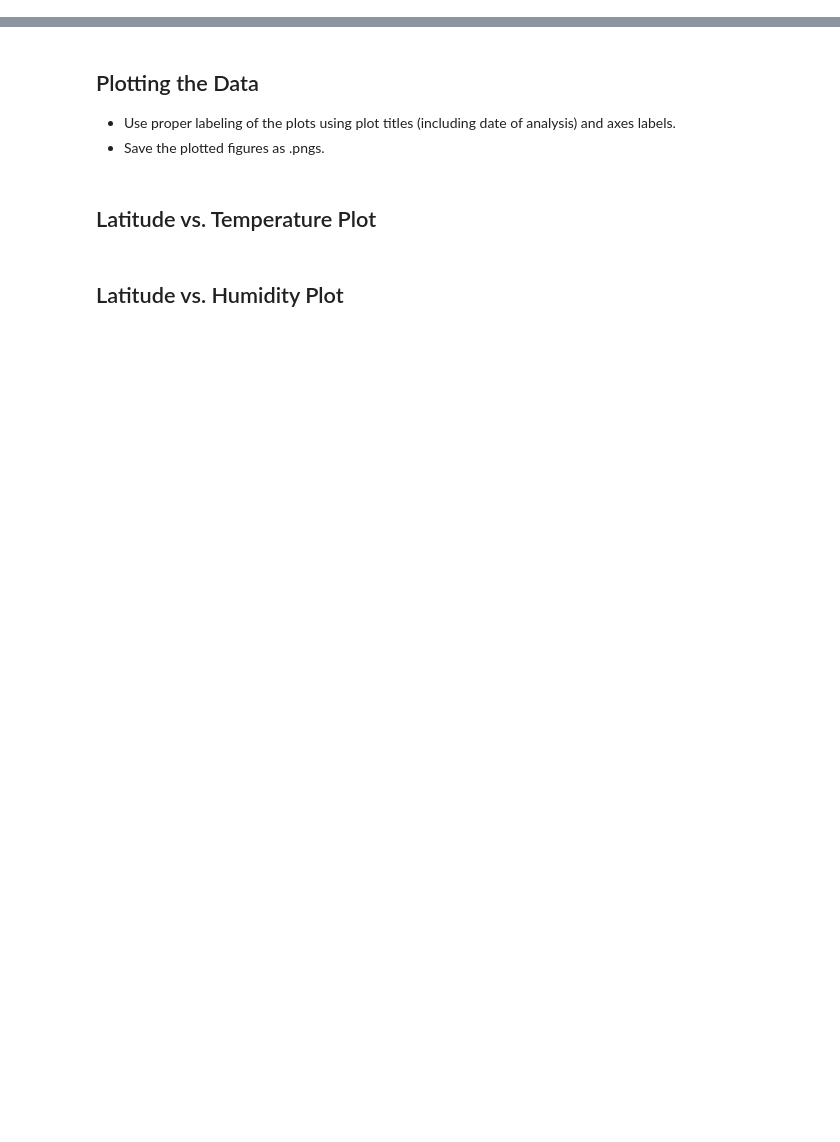
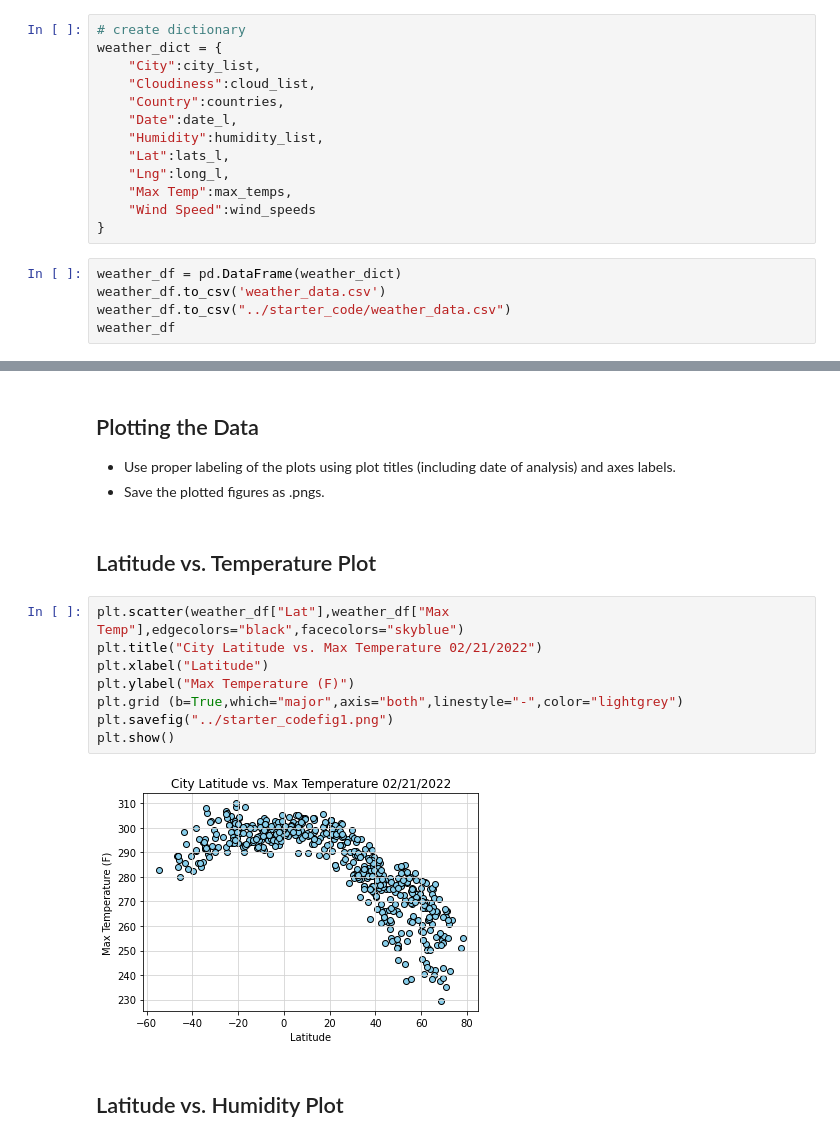
Before and after one commit to MGPolanco/python-api-challenge, a Jupyter notebook: Instructions/starter_code/WeatherPy.ipynb, the cells around one changed output, grey strips where cells are left out. Cells and saved outputs as stored; diff of their text form; blank space fills up the shorter version.

```diff
--- a/Instructions/starter_code/WeatherPy.ipynb
+++ b/Instructions/starter_code/WeatherPy.ipynb
@@ -150,0 +125,18 @@ Skip this step if there are no cities that have humidity > 100%.
+# %%
+# create dictionary
+weather_dict = {
+    "City":city_list,
+    "Cloudiness":cloud_list,
+    "Country":countries,
+    "Date":date_l,
+    "Humidity":humidity_list,
+    "Lat":lats_l,
+    "Lng":long_l,
+    "Max Temp":max_temps,
+    "Wind Speed":wind_speeds
+}
+# %%
+weather_df = pd.DataFrame(weather_dict)
+weather_df.to_csv('weather_data.csv')
+weather_df.to_csv("../starter_code/weather_data.csv")
+weather_df
@@ -154,5 +160,15 @@ Skip this step if there are no cities that have humidity > 100%.
 * Save the plotted figures as .pngs.
 # %% [markdown]
 ## Latitude vs. Temperature Plot
+# %%
+plt.scatter(weather_df["Lat"],weather_df["Max Temp"],edgecolors="black",facecolors="skyblue")
+plt.title("City Latitude vs. Max Temperature 02/21/2022")
+plt.xlabel("Latitude")
+plt.ylabel("Max Temperature (F)")
+plt.grid (b=True,which="major",axis="both",linestyle="-",color="lightgrey")
+plt.savefig("../starter_codefig1.png")
+plt.show()
+# %% [output]
+[figure, added]
 # %% [markdown]
 ## Latitude vs. Humidity Plot
```
Also changed, not shown: parts of 13 cells of this notebook, 7 other files.
